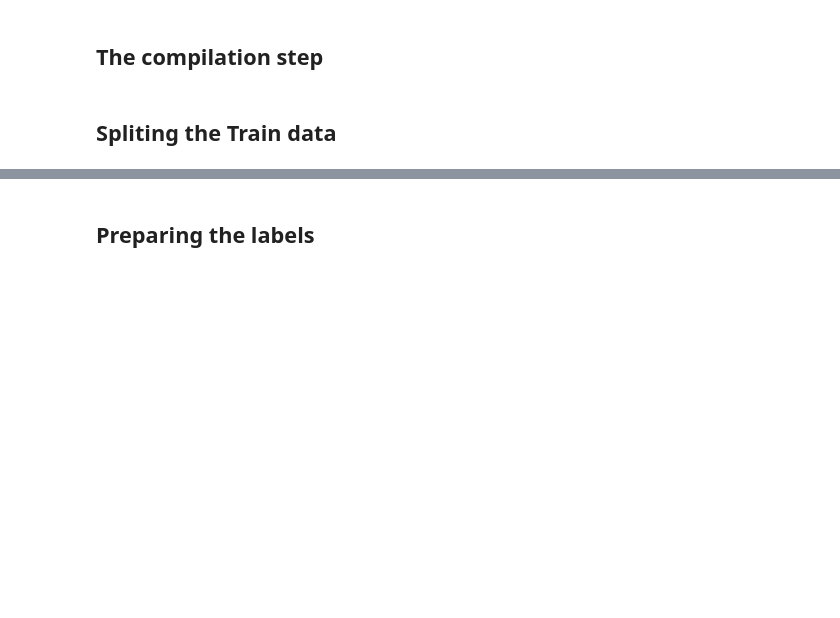
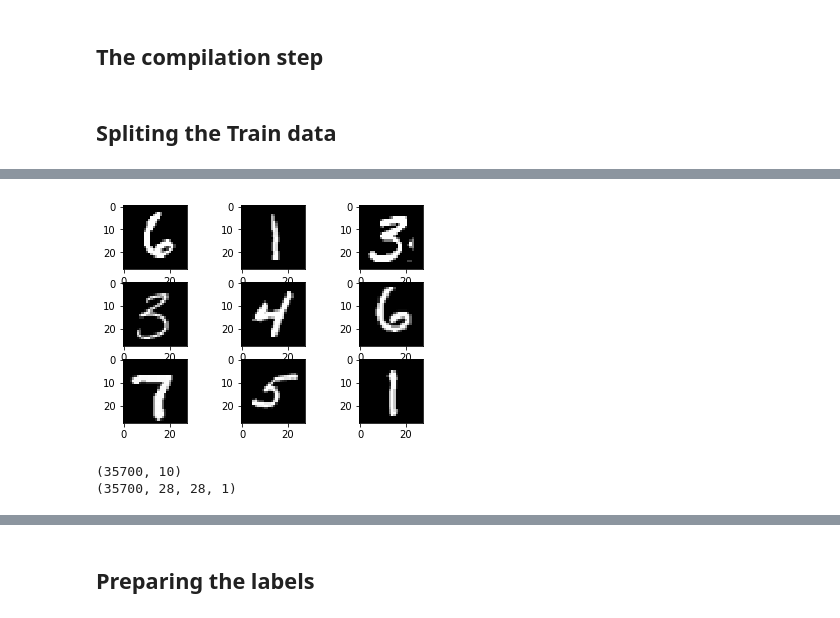
Before and after one commit to omershect/KaggleDigitRecognizer, a Jupyter notebook: KaggleDigit.ipynb, the cells around one changed output, grey strips where cells are left out. Saved outputs shown, nothing was run; the diff lists cells and outputs as text; code cells hidden in the pictures; blank space fills up the shorter version.

```diff
--- a/KaggleDigit.ipynb
+++ b/KaggleDigit.ipynb
@@ -143,0 +151,26 @@ X_train, X_test, y_train, y_test = train_test_split(train_images, y_train, test_
+# %%
+datagen = ImageDataGenerator(featurewise_center=True, featurewise_std_normalization=True)
+# fit parameters from data
+datagen.fit(X_train)
+
+for X_batch, y_batch in datagen.flow(X_train, train_labels, batch_size=35700):
+
+  break
+
+X_Train = X_batch
+y_train = y_batch
+X_Train.shape
+
+for i in range(0, 9):
+		pyplot.subplot(330 + 1 + i)
+		pyplot.imshow(X_Train[i].reshape(28, 28), cmap=pyplot.get_cmap('gray'))
+	# show the plot
+pyplot.show()
+# %% [output]
+[figure, added]
+# %%
+print(y_train.shape)
+print(X_train.shape)
+# %% [output]
+(35700, 10)
+(35700, 28, 28, 1)
```
Also changed, not shown: parts of 20 cells of this notebook.
